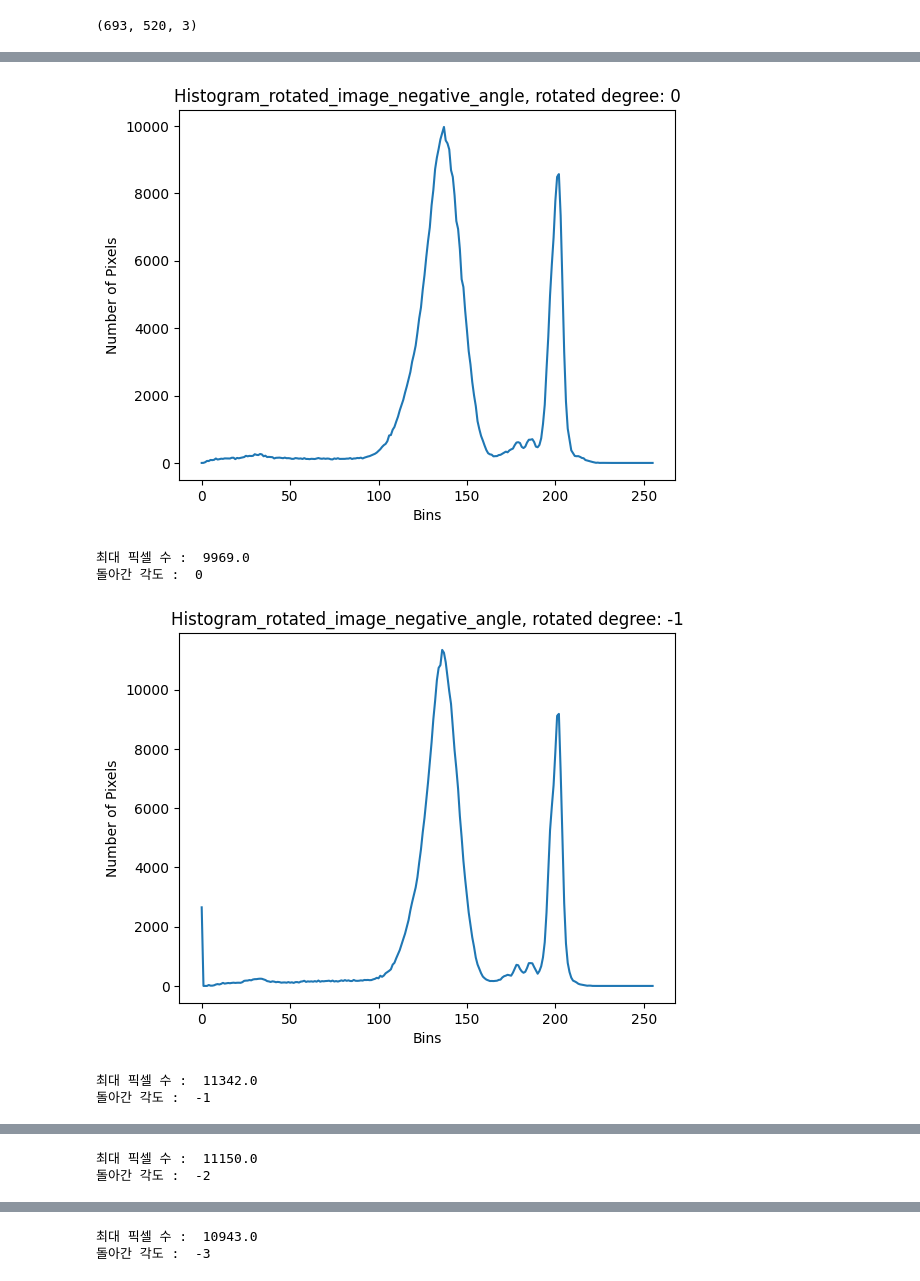
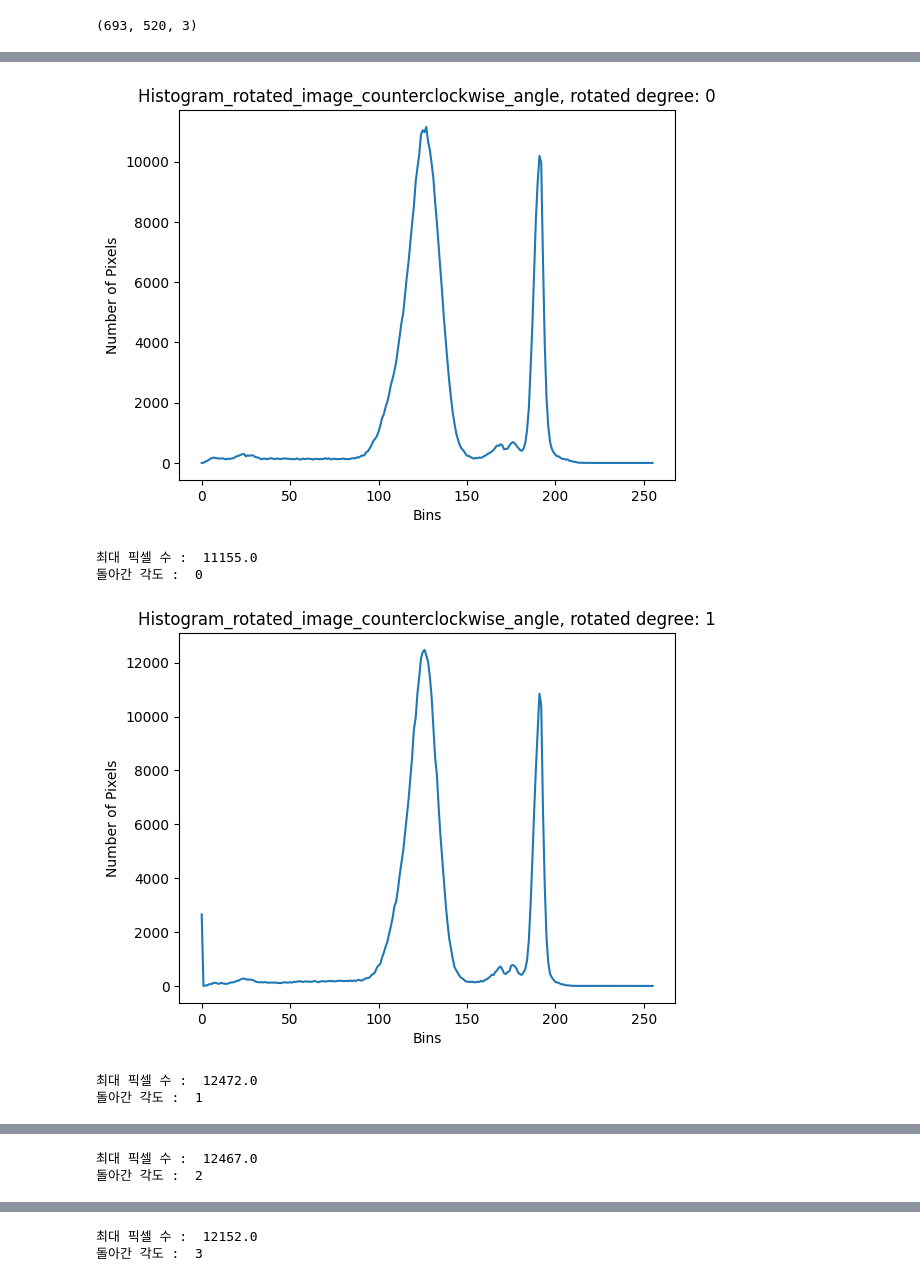
Before and after one commit to Lee-ChangHo/Student-ID-Recognition-Project, a Jupyter notebook: 학생증 인식 - 단색 배경.ipynb, the cells around one changed output, grey strips where cells are left out. Drawn from its saved outputs; the diff is of its cells as text; code cells hidden in the pictures.

```diff
--- a/학생증 인식 - 단색 배경.ipynb
+++ b/학생증 인식 - 단색 배경.ipynb
@@ -5,13 +5,10 @@ import numpy as np
 from scipy.signal import find_peaks
 
 # 이미지 불러오기  (-1 : 이미지 그대로 불러오기, 0 : 흑백으로 불러오기, 1 : 알파 채널 무시한 컬러 이미지 불러오기)
-src = cv2.imread('./Data/Student ID Card1.jpg', -1)
+src = cv2.imread('./Data/Student ID Card2.jpg', -1)
 
 # 화면 크기 x축, y축 0.5배로 줄이기  - 내 모니터 화면보다 이미지가 크게 나와서 조정 필요
 src = cv2.resize(src, (0, 0), fx=0.5, fy=0.5)
-
-# 나중에 Contours를 그릴 원본의 복사본 생성
-dst = src.copy()
 
 # resize된 이미지의 크기를 확인해보기 위해 사용 src.shape(h, w, c), x2하면 원본 크기 알 수 있음
 print(src.shape)
@@ -257,46 +320,37 @@ cv2.destroyAllWindows()
 # %%
-# 이미지의 크기를 잡고 이미지의 중심을 계산합니다.
-(h, w) = src_gray.shape[:2]
-(cX, cY) = (w // 2, h // 2)
-
-# 회전 각도에 따른 max_peak 값을 저장할 리스트 초기화
-max_peak_value_rotated_x = [0] * 10
-
-# 이미지를 중심으로 이미지를 -10 ~ 10도까지 1도씩 회전하는 걸 반복
-# 1. 이미지를 -10도 ~ 0도 / 2. 이미지를 0도 ~ 10도 두 가지 경우로 나눠서 진행
-
-# 1. 이미지를 -10 ~ 0도까지 1도씩 회전하는 걸 반복
+# 2. 이미지를 반시계 방향으로 0도에서 45도까지 1도씩 회전하는 걸 반복
 # x축 프로젝션 히스토그램의 max_peak값을 계속 저장하여 1도씩 돌아간 max_peak값 비교
 # 가장 큰 max_peak값이 나왔을때가 정방향이라 가정
-for i in range(0, -10, -1):
+for i in range(46):
     M = angle_rotated_i = cv2.getRotationMatrix2D((cX, cY), i, 1.0)
     rotated_image = cv2.warpAffine(src_gray, M, (w, h))
     hist_rotated_image = cv2.calcHist([rotated_image], [0], None, [256], [0, 256])
     # 히스토그램 그래프에서 봉우리(peak) 값 찾기
     # 최대 peak 값을 찾기위해 모든 peak를 구하기
     peaks_rotated_x, _ = find_peaks(hist_rotated_image.flatten(), prominence=0.1)
     peak_values_rotated_x = hist_rotated_image[peaks_rotated_x]
 
     # 가장 큰 봉우리 찾고 찾기
     # 모든 max_peak들을 서로 비교하기 위해 각각 max_peak_value_rotated_x[i]에 저장
     max_peak_value_rotated_x[i] = np.max(peak_values_rotated_x)
     # 몇 도 돌아갔을 때 가장 큰 값을 가지는지 확인하기위해서 i 값을 변수에 저장
     angle = i
 
+
     # 히스토그램 그래프 시각화
     plt.plot(hist_rotated_image)
-    plt.title('Histogram_rotated_image_negative_angle, rotated degree: {}'.format(angle))
+    plt.title('Histogram_rotated_image_counterclockwise_angle, rotated degree: {}'.format(angle))
     plt.xlabel('Bins')  # 명암 값
     plt.ylabel('Number of Pixels')   # 픽셀 수
     plt.show()
 
     # max_peak_value_rotated_x 값이 궁금해서 출력하여 확인해봄
     print("최대 픽셀 수 : ", max_peak_value_rotated_x[i])
     print("돌아간 각도 : ", angle)
 # %% [output]
-[figure, old version]
+[figure, new version]
-최대 픽셀 수 :  9969.0
+최대 픽셀 수 :  11155.0
 돌아간 각도 :  0
-[figure, old version]
+[figure, new version]
-최대 픽셀 수 :  11342.0
-돌아간 각도 :  -1
+최대 픽셀 수 :  12472.0
+돌아간 각도 :  1
@@ -304,2 +358,2 @@ for i in range(0, -10, -1):
-최대 픽셀 수 :  11150.0
-돌아간 각도 :  -2
+최대 픽셀 수 :  12467.0
+돌아간 각도 :  2
@@ -307,2 +361,2 @@ for i in range(0, -10, -1):
-최대 픽셀 수 :  10943.0
-돌아간 각도 :  -3
+최대 픽셀 수 :  12152.0
+돌아간 각도 :  3
```
Also changed, not shown: parts of 10 cells of this notebook.
